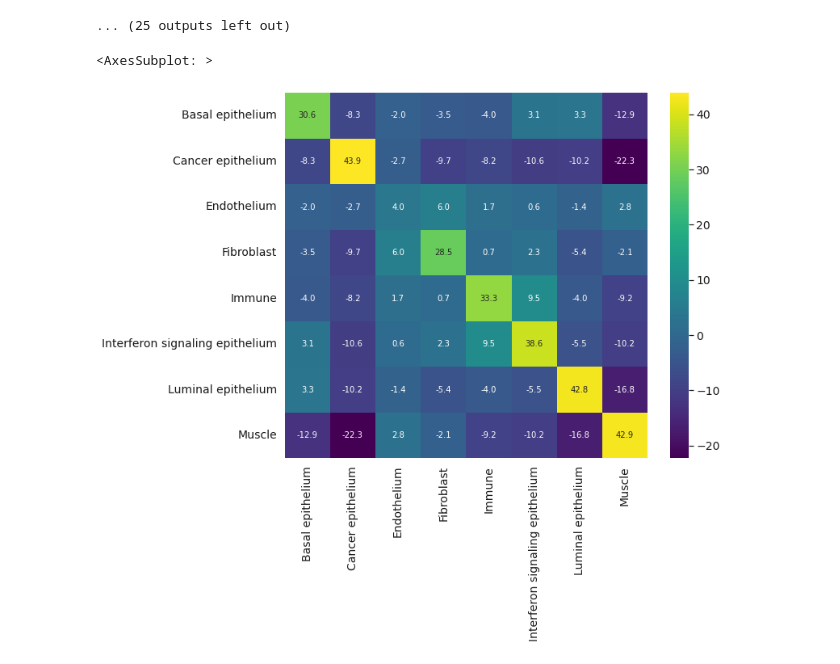
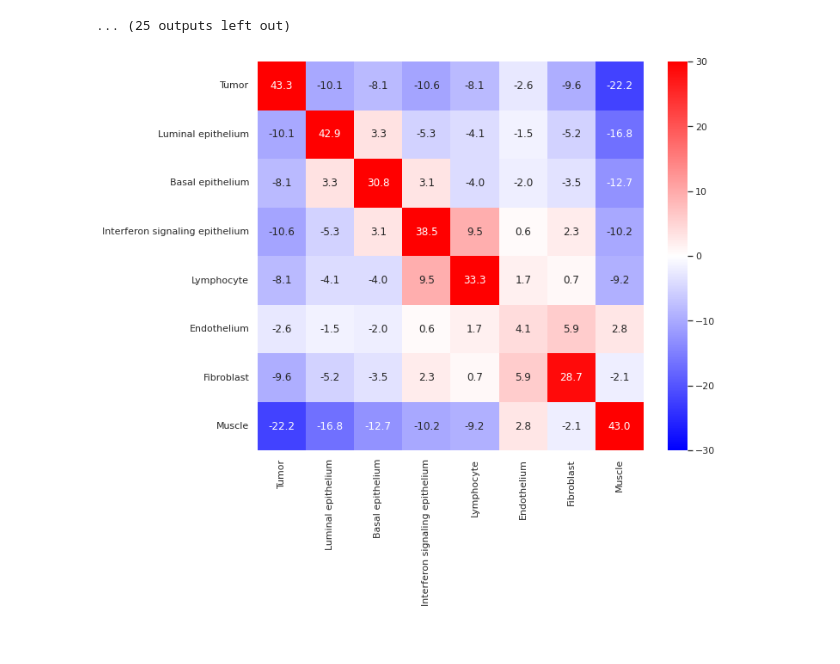
Before and after one commit to akiviaho/spatial, a Jupyter notebook: notebooks/spatial-post-c2l-mapping.ipynb, the cells around one changed output. Drawn from its saved outputs; the diff is of its cells as text; code cells hidden in the pictures.

```diff
--- a/notebooks/spatial-post-c2l-mapping.ipynb
+++ b/notebooks/spatial-post-c2l-mapping.ipynb
@@ -66,8 +59,0 @@ slide = adata_slides[PCa_samples[17]].copy()
-# %%
-for sample in PCa_samples:
-    slide = adata_slides[sample]
-    M1_signature = ['CD86','NOS2','MARCO','HLA-DRB1','HLA-DQB1','HLA-DRA','ITGAX','TLR2','TLR4']
-    [g for g in M1_signature if g in slide.var.index]
-    sc.tl.score_genes(slide,M1_signature,score_name='M1_signature')
-    sc.pl.spatial(slide, cmap='magma',color='M1_signature',
-                        size=1.3,alpha_img=0.8)
@@ -344,18 +244,21 @@ plt.show()
 # %% [output]
 [figure]
 # %%
-tissue_region_names = {1:'Luminal epithelium', 2:'Muscle', 3:'Cancer epithelium', 4:'Interferon signaling epithelium',
-                       5:'Endothelium', 6:'Basal epithelium', 7:'Immune', 8:'Fibroblast'}
+# Select the best number of factors and annotate them
+tissue_region_names = {1:'Luminal epithelium', 2:'Muscle', 3:'Tumor', 4:'Interferon signaling epithelium',
+                       5:'Endothelium', 6:'Basal epithelium', 7:'Lymphocyte', 8:'Fibroblast'}
 
 # Sorting out the colors for tissue regions (Set2 palette)
-sorted_region_names = np.sort(list(tissue_region_names.values())).tolist()
-tissue_region_colors = ['#66c2a5','#fc8d62','#8da0cb','#e78ac3','#a6d854','#ffd92f','#e5c494','#b3b3b3']
+sorted_region_names = [np.sort(list(tissue_region_names.values())).tolist()[i] for i in [7,4,0,3,5,1,2,6]]
+tissue_region_colors = ['#fc8d62','#8da0cb','#66c2a5','#ffd92f','#a6d854','#e78ac3','#e5c494','#b3b3b3']
 region_colors_dict = dict(zip(sorted_region_names,tissue_region_colors))
 
 # Number 8 is the best fit
 tissue_regions = nmf_res_dict[8].copy().rename(columns=tissue_region_names)
 # %%
 
+# Spot identity is determined by simply choosing the factor with the highest nmf weight
+obs_data = cell_mapping_dat.obs.copy().reset_index(drop=True)
 nmf_obs_weights = pd.DataFrame(nmf_cell_weights_dict[8],columns=list(tissue_region_names.values()),index=cell_mapping_dat.obs_names)
 nmf_obs_annot = nmf_obs_weights.idxmax(axis=1)
 
@@ -376,10 +279,12 @@ dtype: int64
 samples = get_sample_ids()
 for sample in samples:
     slide = adata_slides[sample]
-    slide.obs['predicted_region'] = obs_data.loc[slide.obs_names]['nmf_weight_based_regions']
+    slide.obs['predicted_region'] = obs_data.loc[slide.obs_names]['nmf_weight_based_regions'].astype('category')
+    slide_categories = [s for s in sorted_region_names if s in slide.obs['predicted_region'].cat.categories]
+    slide.obs['predicted_region'] = slide.obs['predicted_region'].cat.reorder_categories(slide_categories)
 
     # Get the colors considering some might be missing
-    slide.uns['predicted_region_colors'] = [region_colors_dict[region] for region in np.sort(slide.obs['predicted_region'].unique()).tolist()]
+    slide.uns['predicted_region_colors'] = [region_colors_dict[region] for region in slide_categories]
 
     fig,ax_plotting = plt.subplots(1,2,figsize=(18,9))
     sc.pl.spatial(slide,color='predicted_region',size=1.3,ax=ax_plotting[0],show=False)
@@ -402,29 +307,31 @@ for sample in samples:
 <Figure size 1296x648 with 0 Axes>
 ... (25 outputs left out)
 # %%
+# This is in ALL samples
 summary_mat = np.zeros((len(sorted_region_names),len(sorted_region_names)))
 for sample in samples:
-    slide = adata_slides[sample].copy()
-    slide.obs['predicted_region'] = obs_data.loc[slide.obs_names]['nmf_weight_based_regions'].astype('category')
+
+    slide = adata_slides[sample]
     sq.gr.nhood_enrichment(slide, cluster_key='predicted_region',show_progress_bar=False)
 
     mat = slide.uns['predicted_region_nhood_enrichment']['zscore'].copy()
     mat = np.nan_to_num(mat)
 
 
     missing = [c for c in sorted_region_names if c not in list(slide.obs['predicted_region'].cat.categories)]
 
     for missing_type in missing:
 
         insert_idx = list(sorted_region_names).index(missing_type)
         mat = np.insert(mat, insert_idx, np.repeat(0,mat.shape[1]),axis = 0)
         mat = np.insert(mat, insert_idx, np.repeat(0,mat.shape[0]),axis = 1)
 
     summary_mat += mat
-
+sns.set_theme(style='white')
 fig,ax = plt.subplots(figsize=(10,8))
 df = pd.DataFrame(summary_mat,index=sorted_region_names,columns=sorted_region_names)/len(samples)
-sns.heatmap(df,cmap='viridis',ax=ax,annot=True,fmt='.1f')
+sns.heatmap(df,cmap='bwr',ax=ax,annot=True,fmt='.1f',center=0,vmin=-30,vmax=30)
+plt.savefig('./plots/tissue_region_interaction_heatmap_all_samples.pdf')
+plt.show()
 # %% [output]
-<AxesSubplot: >
-[figure, old version]
+[figure, new version]
```
Also changed, not shown: parts of 28 cells of this notebook.
